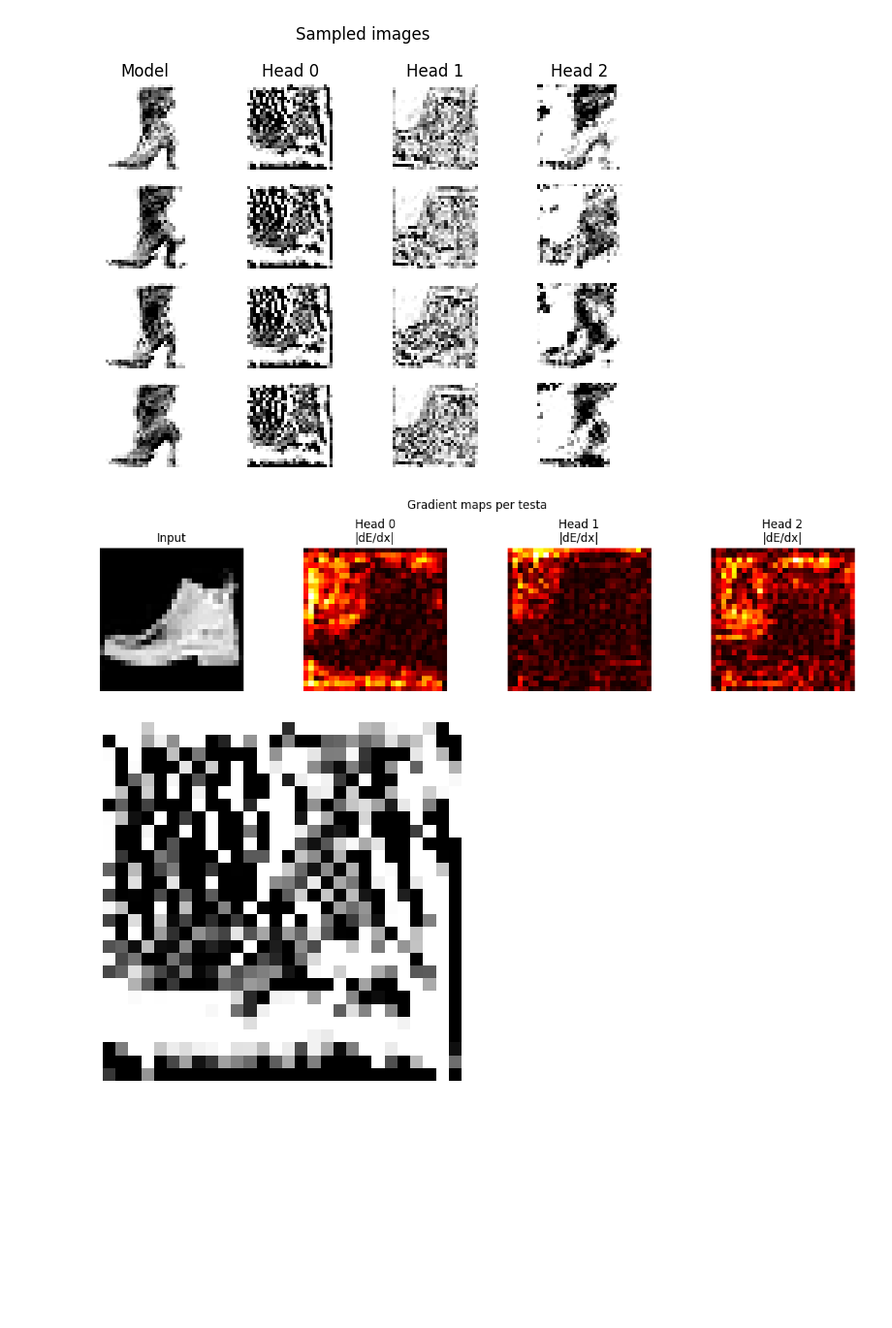
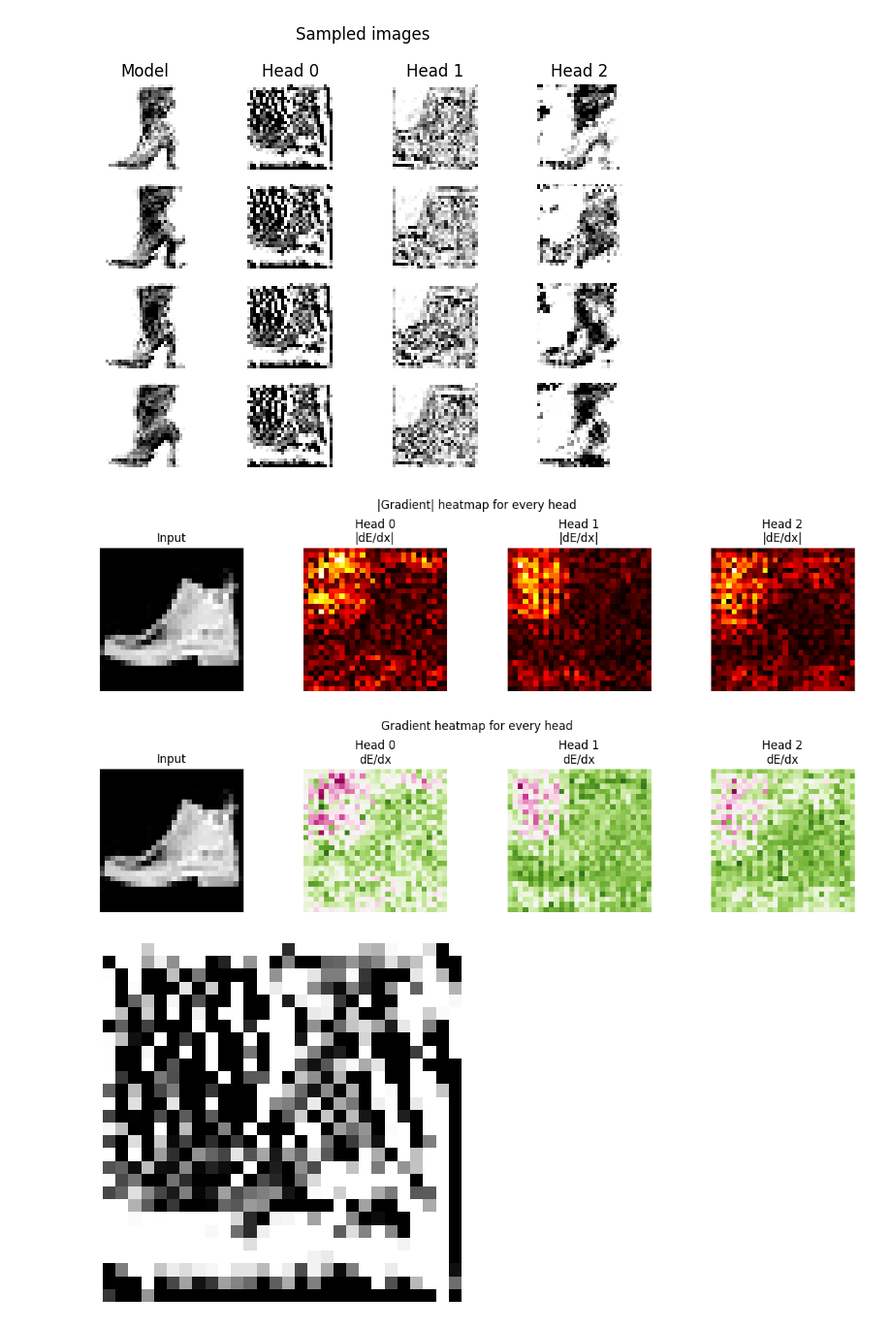
Before and after one commit to marco-cartago/EbmFcT, a Jupyter notebook: test_total_correlation.ipynb, the cells around one changed output. Shown at 97% size. Cells and saved outputs as stored; diff of their text form; code cells hidden in the pictures; blank space fills up the shorter version.

```diff
--- a/test_total_correlation.ipynb
+++ b/test_total_correlation.ipynb
@@ -32,2 +32,11 @@ print("shape:", x_real.shape)
 label: 9
 shape: torch.Size([16, 1, 28, 28])
+# %%
+from src.model import EBM_Old
+
+model = EBM_Old(in_dim=28*28, mid_dim=150, n_heads=3)
+model.load_state_dict(torch.load("./Models/FMNIST/ebm_boots_3heads_150mid_32bsz.pth", map_location=DEVICE))
+for head in model.heads:
+    head.to(DEVICE)
+
+model.to(DEVICE)
@@ -223,15 +249,18 @@ def visualize_head_gradients(model, x, device, idx=0):
     plt.tight_layout()
     plt.show()
 # %%
+from src.plot import visualize_head_gradients, visualize_head_abs_gradients
 it = iter(test_loader)
 
 for _ in range(3):
     it.__next__()
 x0 = it.__next__()[0]
 
+visualize_head_abs_gradients(model.to(DEVICE), x0, DEVICE)
 visualize_head_gradients(model.to(DEVICE), x0, DEVICE)
 # %% [output]
-[figure, old version]
+[figure, new version]
+[figure, added]
 # %%
 from time import time_ns
 torch.save(model.state_dict(), f"./models/fmnist/model_fmnist_c579_1epoch_{time_ns()}.pth")
```
Also changed, not shown: parts of 3 cells of this notebook, 2 other files.
